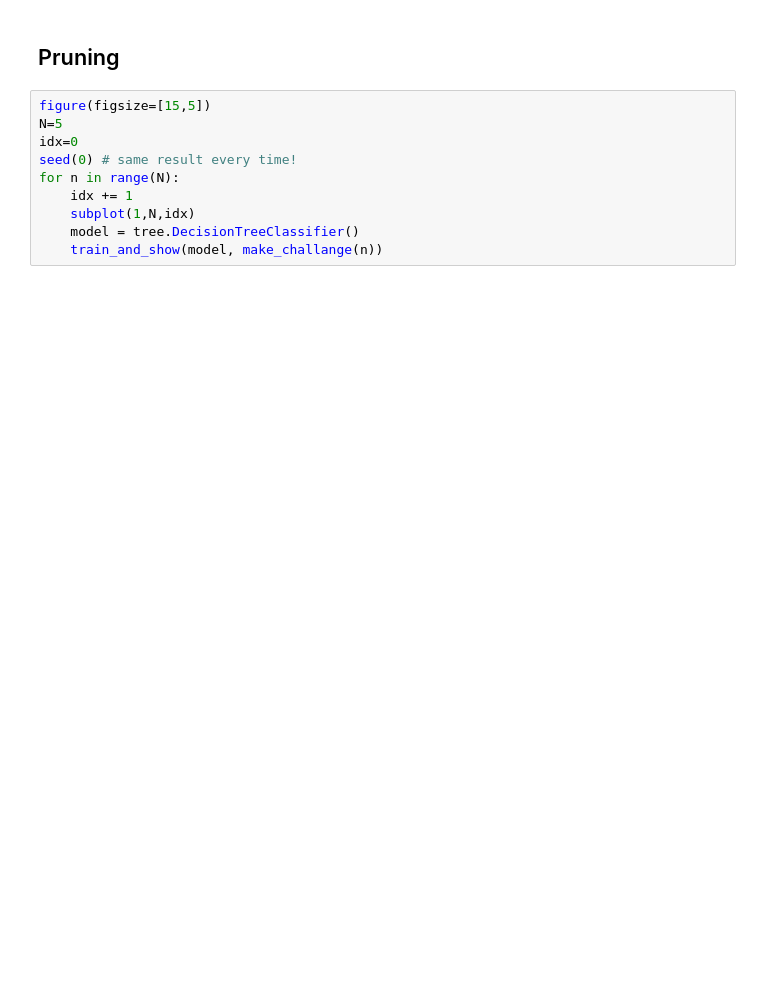
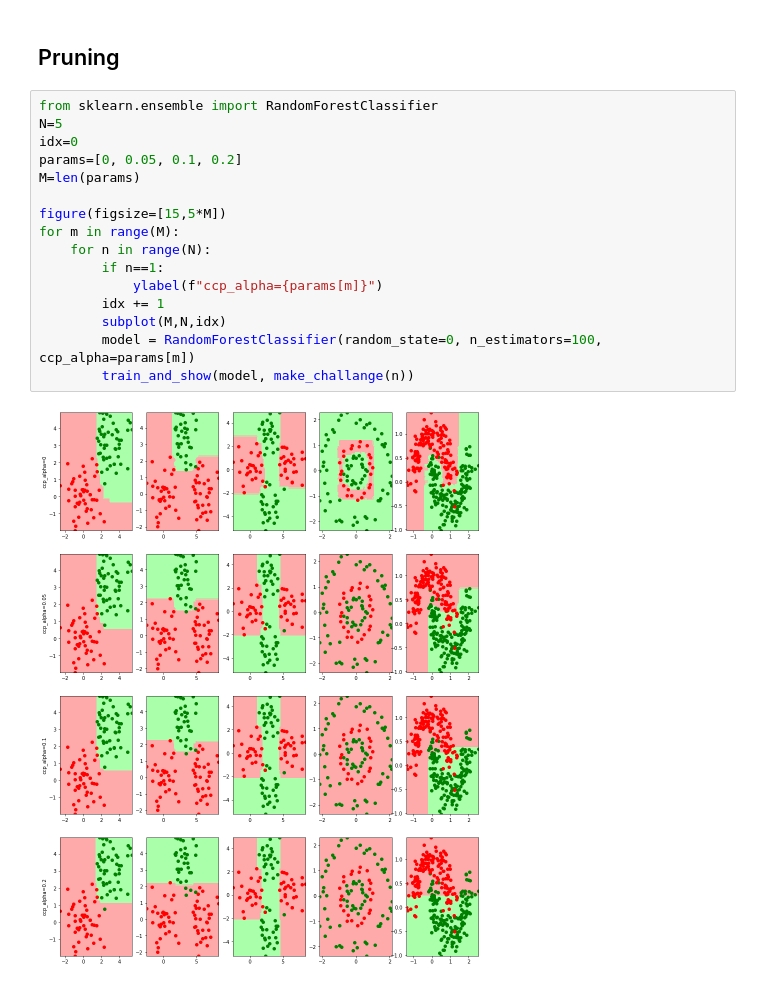
Before and after one commit to goto40/woodland, a Jupyter notebook: woodland_book/decision_trees.ipynb, the cells around one changed output. Cells and saved outputs as stored; diff of their text form; blank space fills up the shorter version.

```diff
--- a/woodland_book/decision_trees.ipynb
+++ b/woodland_book/decision_trees.ipynb
@@ -149,12 +169,20 @@ for n in range(N):
 # %% [markdown]
 ## Pruning
-# %%
-figure(figsize=[15,5])
-N=5
-idx=0
-seed(0) # same result every time!
-for n in range(N):
-    idx += 1
-    subplot(1,N,idx)
-    model = tree.DecisionTreeClassifier()
-    train_and_show(model, make_challange(n))
+# %%
+from sklearn.ensemble import RandomForestClassifier
+N=5
+idx=0
+params=[0, 0.05, 0.1, 0.2]
+M=len(params)
+
+figure(figsize=[15,5*M])
+for m in range(M):
+    for n in range(N):
+        if n==1:
+            ylabel(f"ccp_alpha={params[m]}")
+        idx += 1
+        subplot(M,N,idx)
+        model = RandomForestClassifier(random_state=0, n_estimators=100, ccp_alpha=params[m])
+        train_and_show(model, make_challange(n))
+# %% [output]
+[figure, added]
```
Also changed, not shown: parts of 4 cells of this notebook.
